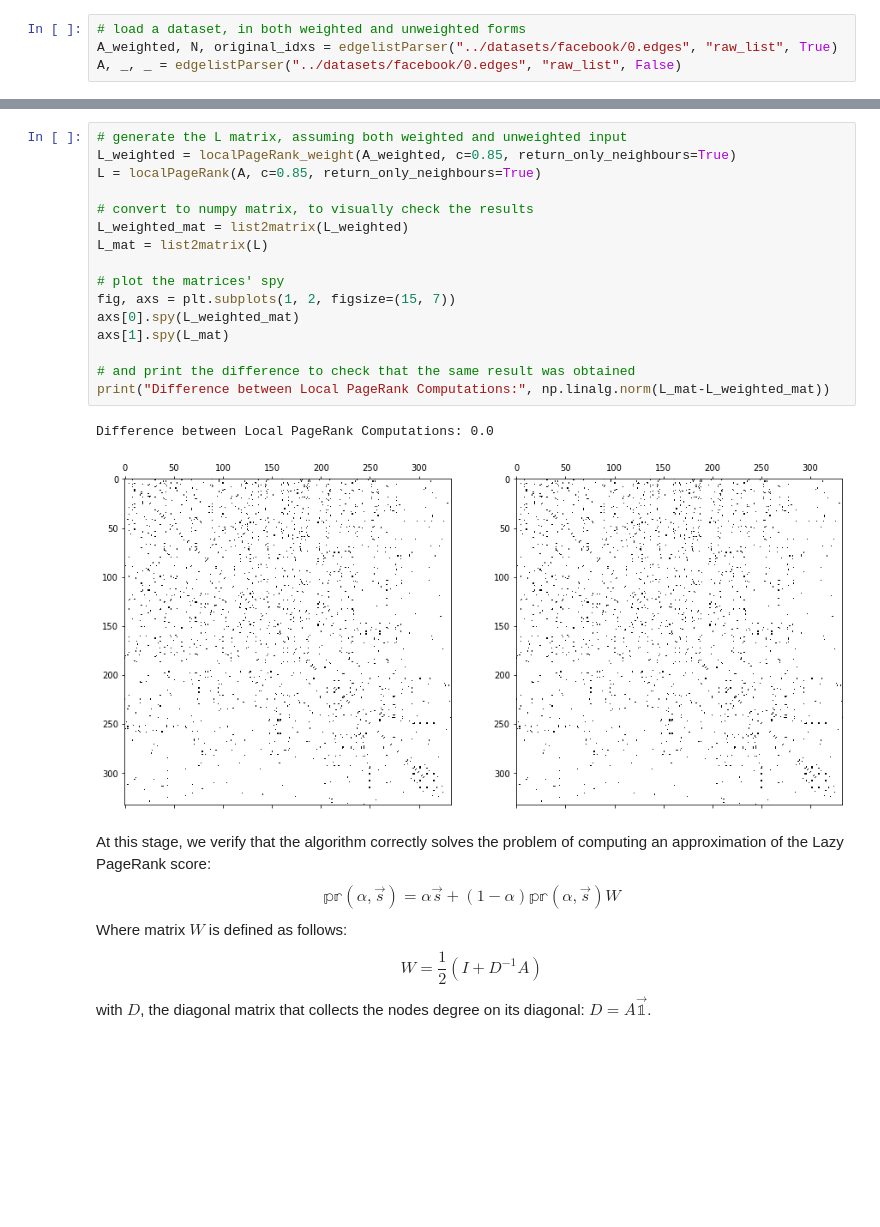
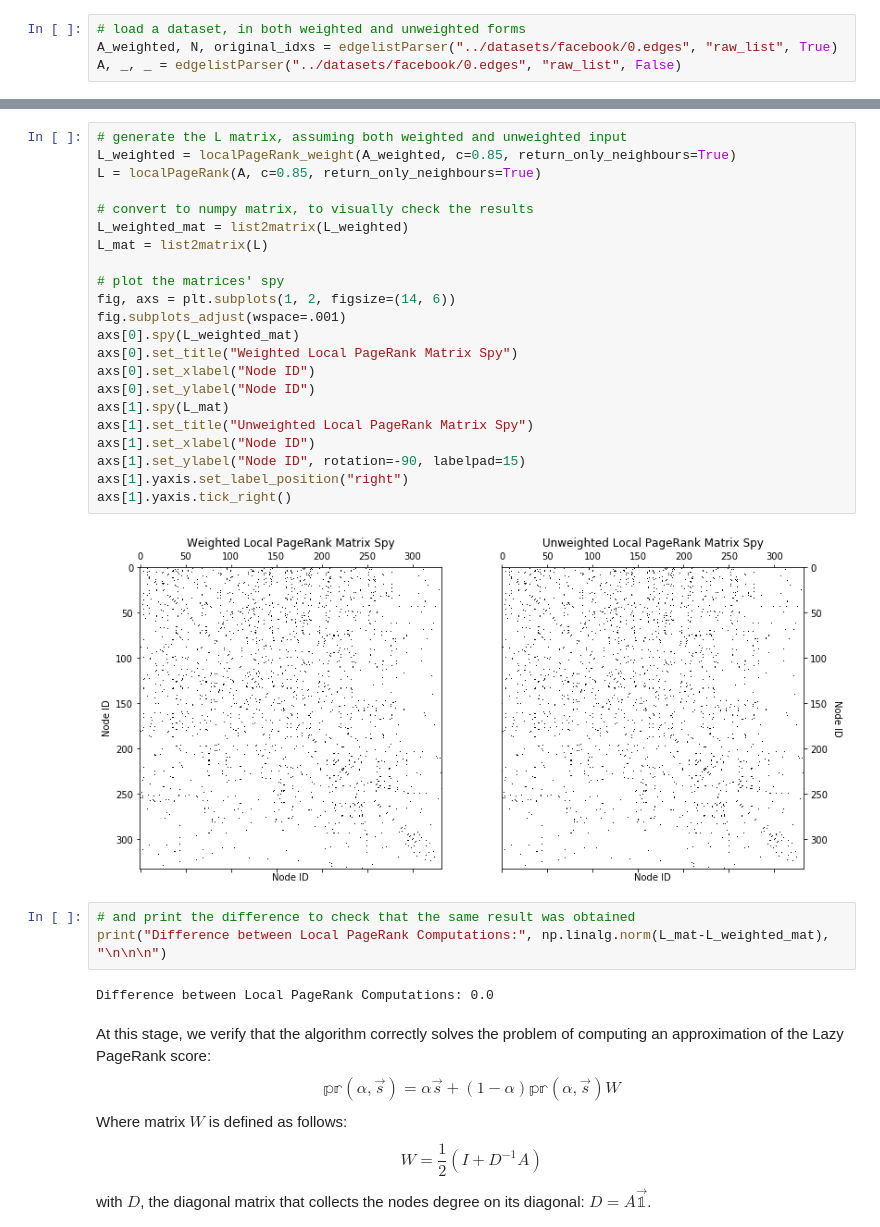
Before and after one commit to barbafrank/LCP_projects_Y2, a Jupyter notebook: HLP_Project/Project.ipynb, the cells around one changed output, grey strips where cells are left out. Drawn from its saved outputs; the diff is of its cells as text; blank space fills up the shorter version.

```diff
--- a/HLP_Project/Project.ipynb
+++ b/HLP_Project/Project.ipynb
@@ -77,22 +77,32 @@ Unweighted version:
 # %%
 # generate the L matrix, assuming both weighted and unweighted input
 L_weighted = localPageRank_weight(A_weighted, c=0.85, return_only_neighbours=True)
 L = localPageRank(A, c=0.85, return_only_neighbours=True)
 
 # convert to numpy matrix, to visually check the results
 L_weighted_mat = list2matrix(L_weighted)
 L_mat = list2matrix(L)
 
 # plot the matrices' spy
-fig, axs = plt.subplots(1, 2, figsize=(15, 7))
+fig, axs = plt.subplots(1, 2, figsize=(14, 6))
+fig.subplots_adjust(wspace=.001)
 axs[0].spy(L_weighted_mat)
+axs[0].set_title("Weighted Local PageRank Matrix Spy")
+axs[0].set_xlabel("Node ID")
+axs[0].set_ylabel("Node ID")
 axs[1].spy(L_mat)
-
-# and print the difference to check that the same result was obtained
-print("Difference between Local PageRank Computations:", np.linalg.norm(L_mat-L_weighted_mat))
+axs[1].set_title("Unweighted Local PageRank Matrix Spy")
+axs[1].set_xlabel("Node ID")
+axs[1].set_ylabel("Node ID", rotation=-90, labelpad=15)
+axs[1].yaxis.set_label_position("right")
+axs[1].yaxis.tick_right()
 # %% [output]
-Difference between Local PageRank Computations: 0.0
-[figure, old version]
+[figure, new version]
+# %%
+# and print the difference to check that the same result was obtained
+print("Difference between Local PageRank Computations:", np.linalg.norm(L_mat-L_weighted_mat), "\n\n\n")
+# %% [output]
+Difference between Local PageRank Computations: 0.0
 # %% [markdown]
 At this stage, we verify that the algorithm correctly solves the problem of computing an approximation of the Lazy PageRank score:
 $$
```
Also changed, not shown: parts of 5 cells of this notebook, 1 other file.
